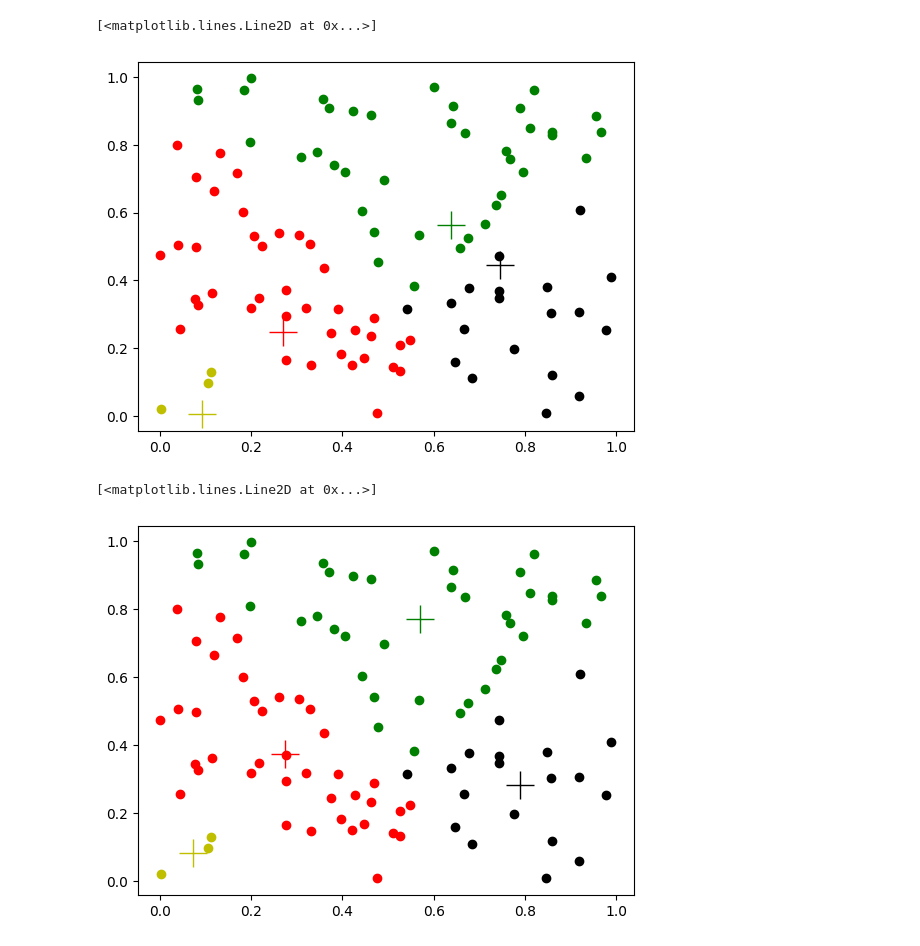
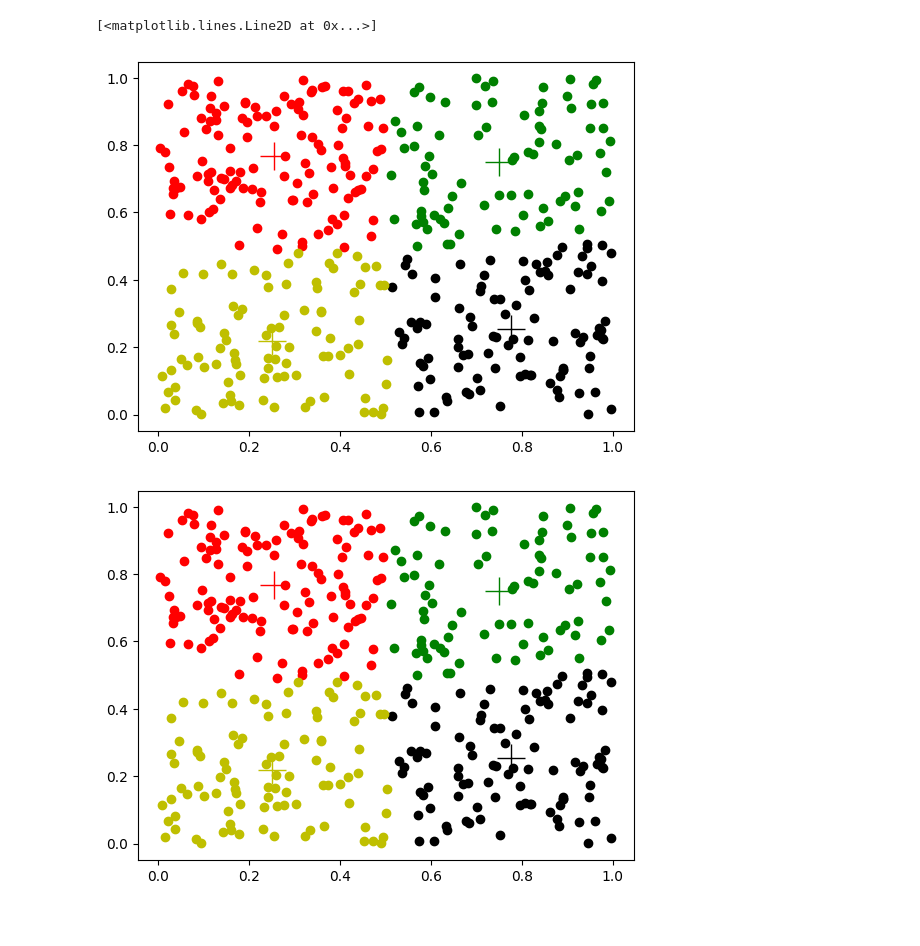
Before and after one commit to OmerFaruk-Celik/YapayZeka, a Jupyter notebook: K-Means.ipynb, the cells around one changed output. Cells and saved outputs as stored; diff of their text form; code cells hidden in the pictures.

```diff
--- a/K-Means.ipynb
+++ b/K-Means.ipynb
@@ -3,8 +3,8 @@ import matplotlib.pyplot as plt
 import numpy as np
 import random
 # %%
-x=np.random.rand(100)
-y=np.random.rand(100)
+x=np.random.rand(400)
+y=np.random.rand(400)
 noktalar=[x,y]
 
 x=np.random.rand(4)
@@ -45,29 +45,51 @@ plt.plot(dizi[2][0],dizi[2][1],"ko")
 plt.plot(dizi[3][0],dizi[3][1],"yo")
 # %% [output]
 [<matplotlib.lines.Line2D at 0x...>]
-[figure, old version]
+[figure, new version]
 # %%
 gruplar[0][0]=np.mean(dizi[0][0])
 gruplar[1][0]=np.mean(dizi[0][1])
 
 gruplar[0][1]=np.mean(dizi[1][0])
 gruplar[1][1]=np.mean(dizi[1][1])
 
 gruplar[0][2]=np.mean(dizi[2][0])
 gruplar[1][2]=np.mean(dizi[2][1])
 
 gruplar[0][3]=np.mean(dizi[3][0])
 gruplar[1][3]=np.mean(dizi[3][1])
 
 plt.plot(gruplar[0][0],gruplar[1][0],"r+",markersize=20)
 plt.plot(gruplar[0][1],gruplar[1][1],"g+",markersize=20)
 plt.plot(gruplar[0][2],gruplar[1][2],"k+",markersize=20)
 plt.plot(gruplar[0][3],gruplar[1][3],"y+",markersize=20)
 
 plt.plot(dizi[0][0],dizi[0][1],"ro")
 plt.plot(dizi[1][0],dizi[1][1],"go")
 plt.plot(dizi[2][0],dizi[2][1],"ko")
 plt.plot(dizi[3][0],dizi[3][1],"yo")
+
+# Gruplar için boş listeler oluştur
+r = [[], []]
+g = [[], []]
+k = [[], []]
+yy = [[], []]
+dizi = [r, g, k, yy]
+
+# Her noktayı en yakın grup merkezine ata
+for i in range(len(noktalar[0])):
+    x = noktalar[0][i]
+    y = noktalar[1][i]
+
+    ru = ((gruplar[0][0] - x)**2 + (gruplar[1][0] - y)**2)**(1/2)
+    gu = ((gruplar[0][1] - x)**2 + (gruplar[1][1] - y)**2)**(1/2)
+    ku = ((gruplar[0][2] - x)**2 + (gruplar[1][2] - y)**2)**(1/2)
+    yu = ((gruplar[0][3] - x)**2 + (gruplar[1][3] - y)**2)**(1/2)
+    dizi2 = [ru, gu, ku, yu]
+    m = min(dizi2)
+    indis = dizi2.index(m)
+
+    dizi[indis][0].append(x)
+    dizi[indis][1].append(y)
 # %% [output]
-[<matplotlib.lines.Line2D at 0x...>]
-[figure, old version]
+[figure, new version]
```
